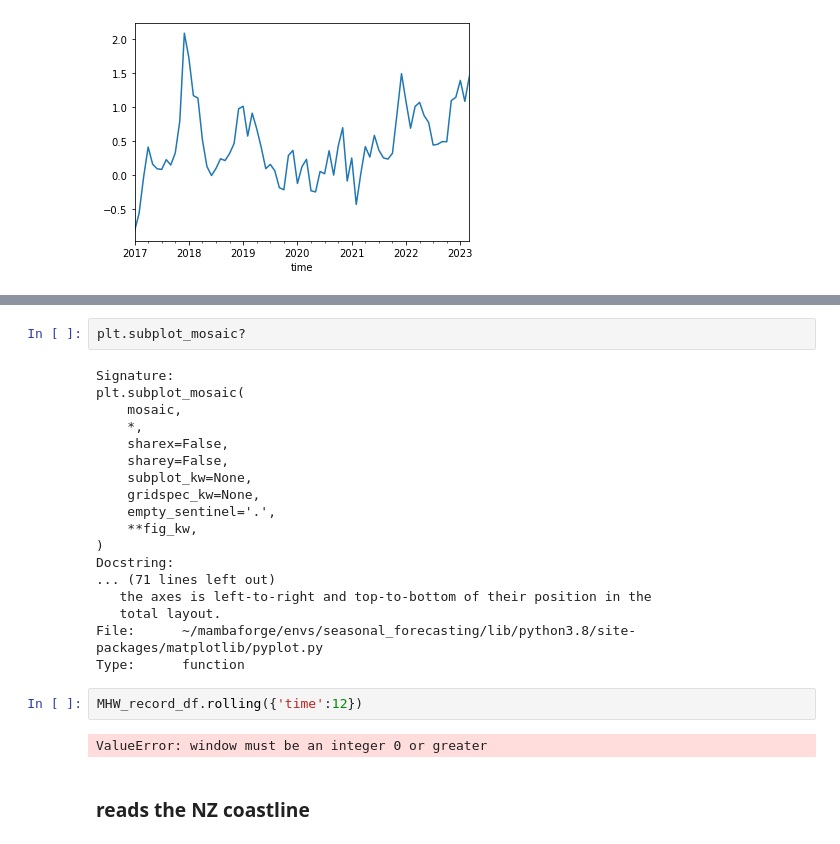
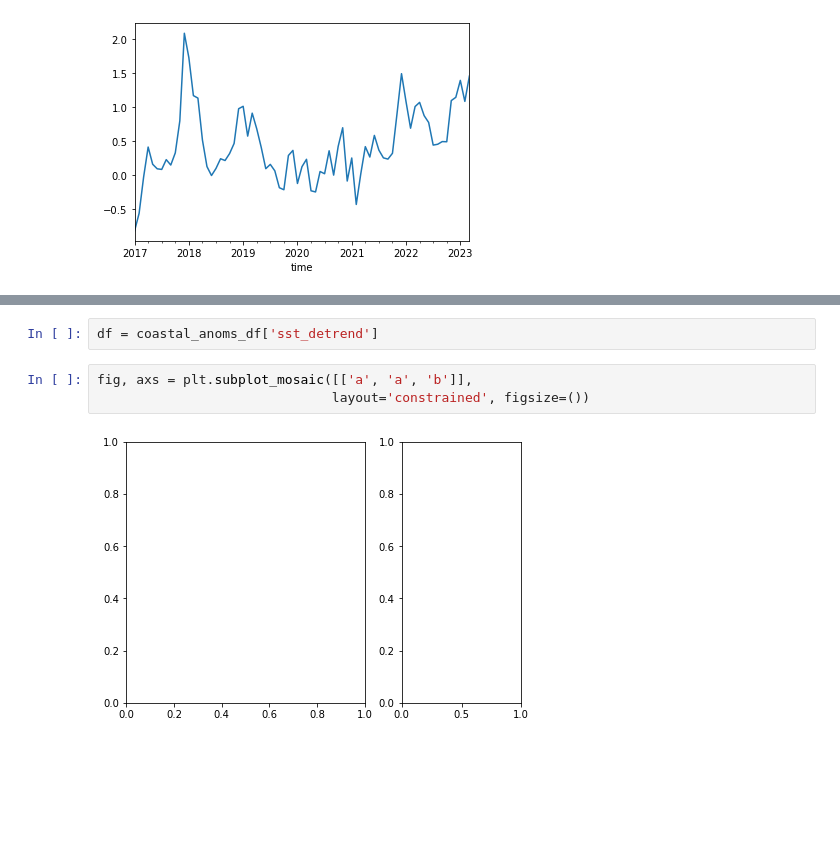
Before and after one commit to nicolasfauchereau/SST_forecasting, a Jupyter notebook: notebooks/read_forecasts_and_evaluate.ipynb, the cells around one changed output, grey strips where cells are left out. Cells and saved outputs as stored; diff of their text form; blank space fills up the shorter version.

```diff
--- a/notebooks/read_forecasts_and_evaluate.ipynb
+++ b/notebooks/read_forecasts_and_evaluate.ipynb
@@ -563,26 +527,7 @@ ess.plot()
-# %%
-plt.subplot_mosaic?
-# %% [output]
-Signature:
-plt.subplot_mosaic(
-    mosaic,
-    *,
-    sharex=False,
-    sharey=False,
-    subplot_kw=None,
-    gridspec_kw=None,
-    empty_sentinel='.',
-    **fig_kw,
-)
-Docstring:
-... (71 lines left out)
-   the axes is left-to-right and top-to-bottom of their position in the
-   total layout.
-File:      ~/mambaforge/envs/seasonal_forecasting/lib/python3.8/site-packages/matplotlib/pyplot.py
-Type:      function
-# %%
-MHW_record_df.rolling({'time':12})
-# %% [output]
-ValueError: window must be an integer 0 or greater
-# %% [markdown]
-### reads the NZ coastline
+# %%
+df = coastal_anoms_df['sst_detrend']
+# %%
+fig, axs = plt.subplot_mosaic([['a', 'a', 'b']],
+                              layout='constrained', figsize=())
+# %% [output]
+[figure, added]
```
Also changed, not shown: parts of 15 cells of this notebook.
